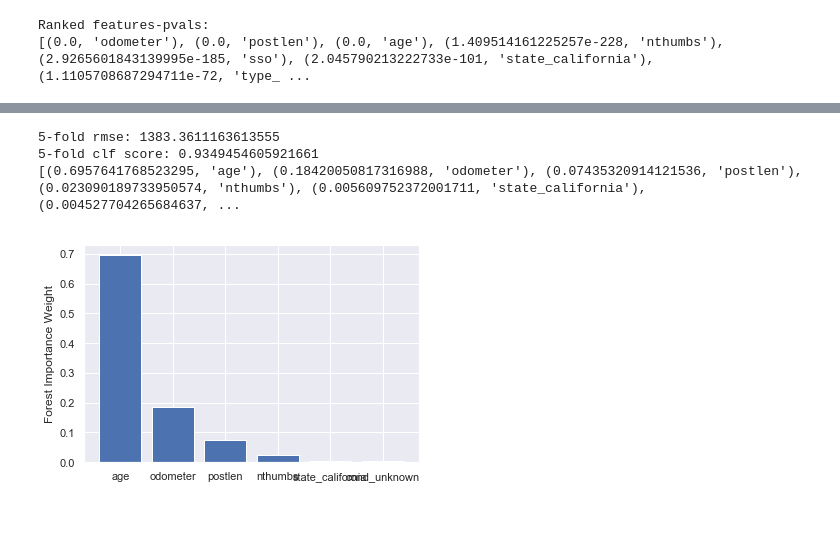
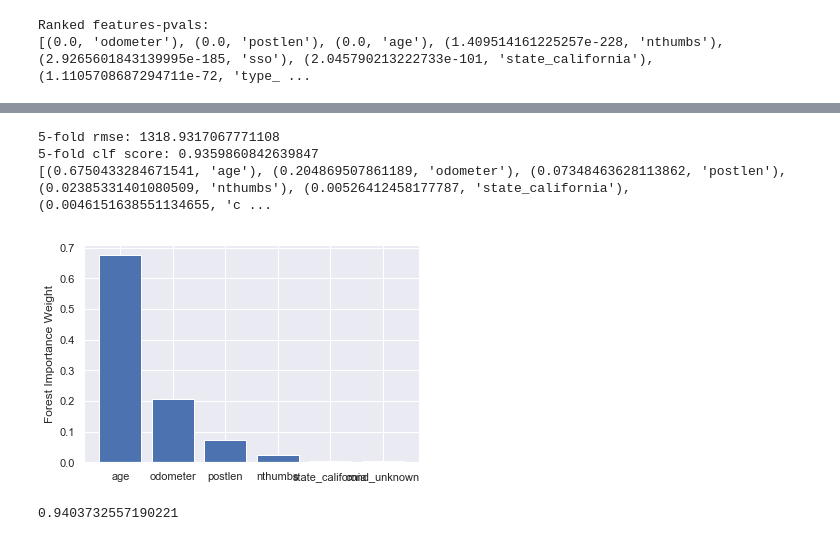
Before and after one commit to RedGeryon/PredictPrius, a Jupyter notebook: prius_model.ipynb, the cells around one changed output, grey strips where cells are left out. Cells and saved outputs as stored; diff of their text form; code cells hidden in the pictures.

```diff
--- a/prius_model.ipynb
+++ b/prius_model.ipynb
@@ -384,38 +394,63 @@ Ranked features-pvals:
 # %%
 # Play with RandomForestRegressor to peak at top feature importances
 # as an intuition check. Train this through 5-fold CV
 from sklearn.ensemble import RandomForestRegressor
 from sklearn.feature_selection import SelectFromModel
 
 cols_of_int = ['age', 'odometer', 'postlen', 'nthumbs', 'sso', 'state_california', 'cond_good', 'type_wagon',
               'state_washington', 'city_seattletacoma', 'cond_unknown']
 
-X = play_df[cols_of_int]
-y = play_df['price']
+X = play_df[cols_of_int].copy()
+y = play_df['price'].copy()
 
-forest = RandomForestRegressor(n_estimators=30)
+forest = RandomForestRegressor(n_estimators=100)
 train_model(play_df, cols_of_int, forest)
 
 pairs = list(zip(forest.feature_importances_, X.columns))
 pairs = sorted(pairs, reverse=True)
 pairs = list(filter(lambda x: x[0] > .001, pairs))
 pairs = pairs[:6]
 
 print(pairs)
 
 importances = [x[0] for x in pairs]
 features = [x[1] for x in pairs]
 x_pos = np.arange(len(features))
 
 plt.bar(x_pos, importances,align='center')
 plt.xticks(x_pos, features)
 plt.ylabel('Forest Importance Weight')
 plt.show()
+
+X1_train = split_data[cols_of_int].copy()
+y1_train = split_data['price'].copy()
+X1_holdout = split_test[cols_of_int].copy()
+y1_holdout = split_test['price'].copy()
+
+try:
+    X1_train['odometer'] = X1_train['odometer'].apply(float)
+    X1_holdout['odometer'] = X1_holdout['odometer'].apply(float)
+
+    odo_mean = X_train['odometer'].mean()
+    odo_sd = X_train['odometer'].std()
+
+    X1_train['odometer'] = (X1_train['odometer'] - odo_mean)/odo_sd
+    X1_train['odometer'] = np.exp(-1*X_train['odometer'])
+
+    X1_holdout['odometer'] = (X1_holdout['odometer'] - odo_mean)/odo_sd
+    X1_holdout['odometer'] = np.exp(-1*X_holdout['odometer'])
+
+except:
+    pass
+
+forest.fit(X1_train, y1_train)
+print(forest.score(X1_holdout, y1_holdout))
 # %% [output]
-5-fold rmse: 1383.3611163613555
-5-fold clf score: 0.9349454605921661
-[(0.6957641768523295, 'age'), (0.18420050817316988, 'odometer'), (0.07435320914121536, 'postlen'), (0.023090189733950574, 'nthumbs'), (0.005609752372001711, 'state_california'), (0.004527704265684637, ...
+5-fold rmse: 1318.9317067771108
+5-fold clf score: 0.9359860842639847
+[(0.6750433284671541, 'age'), (0.204869507861189, 'odometer'), (0.07348463628113862, 'postlen'), (0.02385331401080509, 'nthumbs'), (0.00526412458177787, 'state_california'), (0.0046151638551134655, 'c ...
-[figure, old version]
+[figure, new version]
+0.9403732557190221
 # %%
 # Try ElasticNet with GridSearchCV
 from sklearn.linear_model import ElasticNet
```
Also changed, not shown: parts of 11 cells of this notebook.
